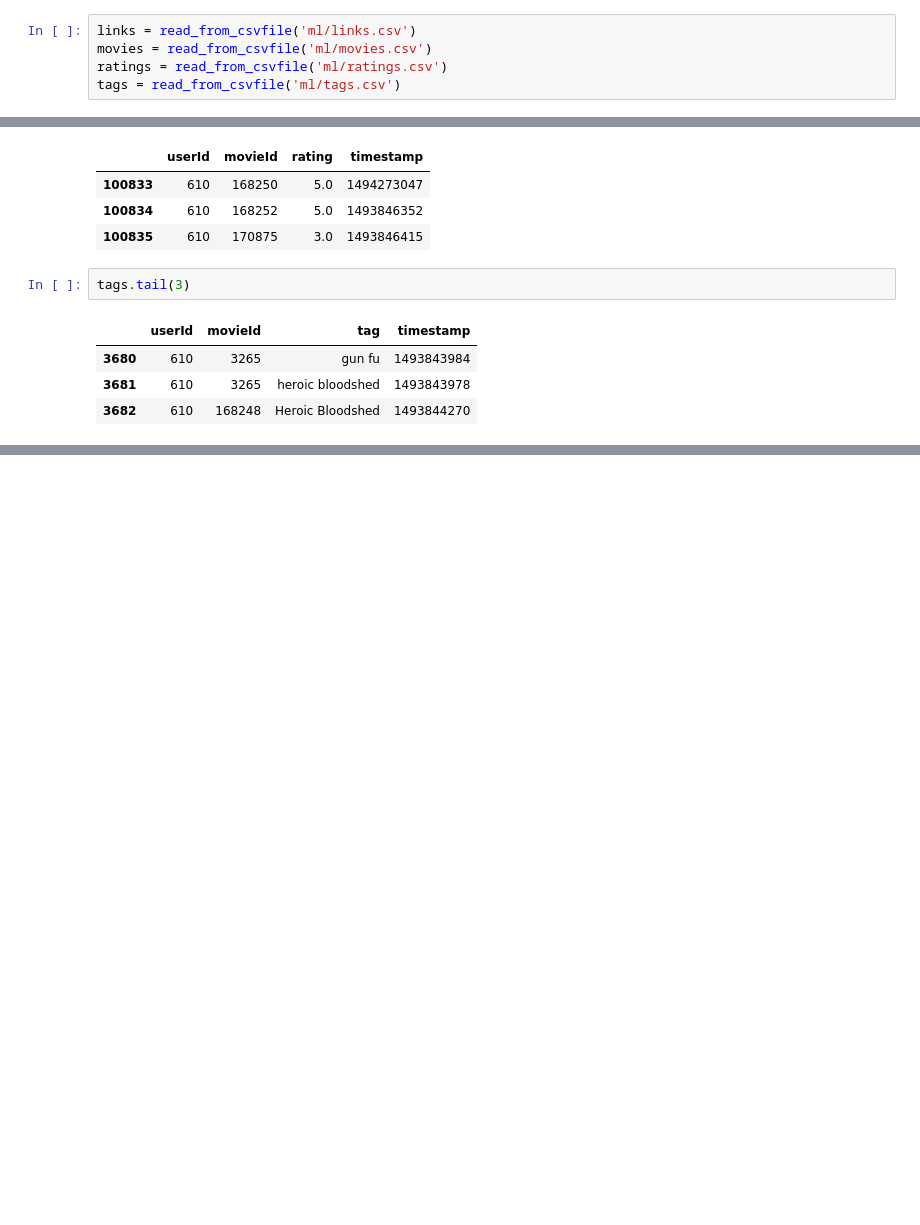
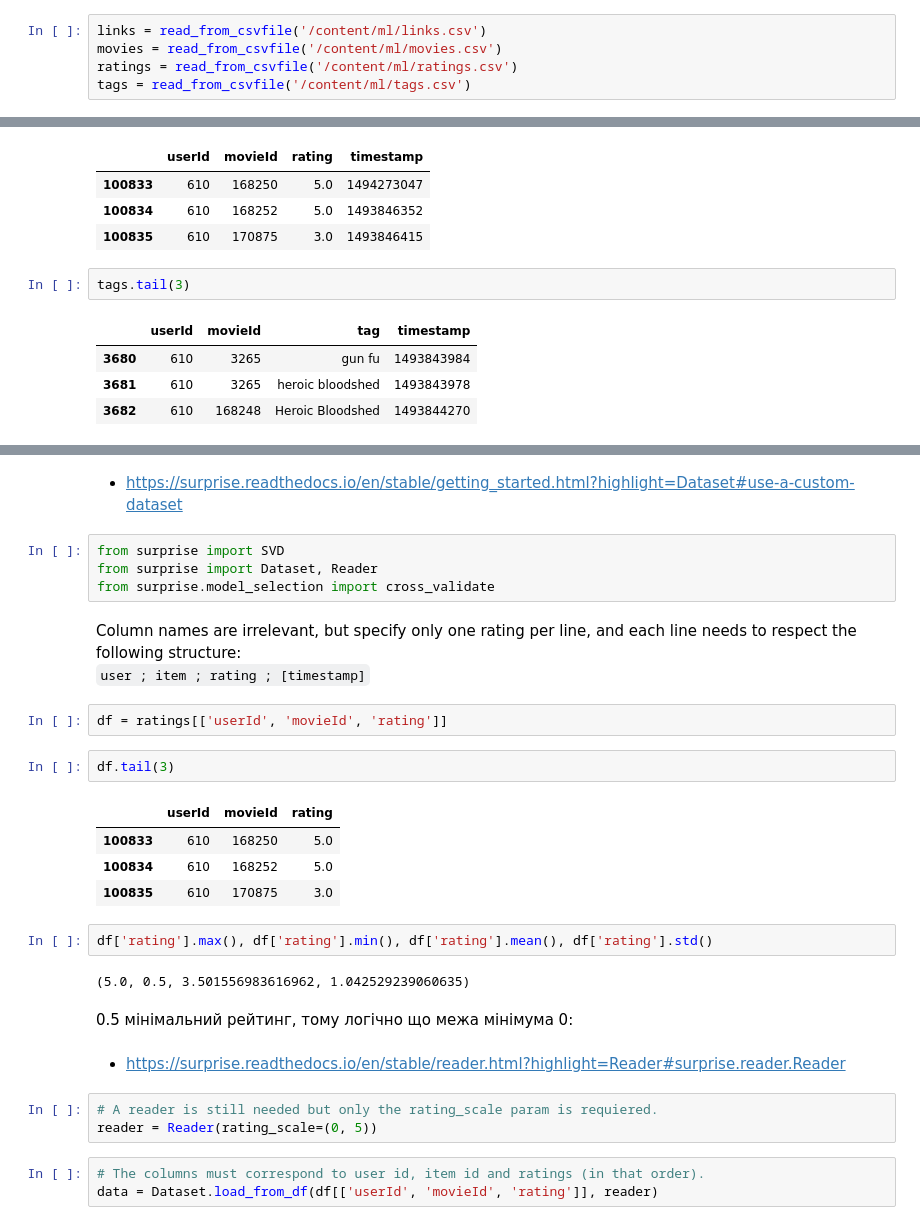
Before and after one commit to DenysTantsiura/datas, a Jupyter notebook: Hw_7/Hw7.ipynb, the cells around one changed output, grey strips where cells are left out. Drawn from its saved outputs; the diff is of its cells as text; blank space fills up the shorter version.

Commit message:
...still in ptogress...5

```diff
--- a/Hw_7/Hw7.ipynb
+++ b/Hw_7/Hw7.ipynb
@@ -39,10 +39,10 @@ def read_from_csvfile(file: Path) -> pd.DataFrame:
 
     return df
 # %%
-links = read_from_csvfile('ml/links.csv')
-movies = read_from_csvfile('ml/movies.csv')
-ratings = read_from_csvfile('ml/ratings.csv')
-tags = read_from_csvfile('ml/tags.csv')
+links = read_from_csvfile('/content/ml/links.csv')
+movies = read_from_csvfile('/content/ml/movies.csv')
+ratings = read_from_csvfile('/content/ml/ratings.csv')
+tags = read_from_csvfile('/content/ml/tags.csv')
 # %%
 links.tail(3)
 # %% [output]
@@ -320,0 +138,31 @@ initializations.
+# %% [markdown]
+- https://surprise.readthedocs.io/en/stable/getting_started.html?highlight=Dataset#use-a-custom-dataset
+# %%
+from surprise import SVD
+from surprise import Dataset, Reader
+from surprise.model_selection import cross_validate
+# %% [markdown]
+Column names are irrelevant, but specify only one rating per line, and each line needs to respect the following structure:<br> `user ; item ; rating ; [timestamp]`
+# %%
+df = ratings[['userId', 'movieId', 'rating']]
+# %%
+df.tail(3)
+# %% [output]
+|  | userId | movieId | rating |
+| 100833 | 610 | 168250 | 5.0 |
+| 100834 | 610 | 168252 | 5.0 |
+| 100835 | 610 | 170875 | 3.0 |
+# %%
+df['rating'].max(), df['rating'].min(), df['rating'].mean(), df['rating'].std()
+# %% [output]
+(5.0, 0.5, 3.501556983616962, 1.042529239060635)
+# %% [markdown]
+0.5 мінімальний рейтинг, тому логічно що межа мінімума 0:
+# %% [markdown]
+- https://surprise.readthedocs.io/en/stable/reader.html?highlight=Reader#surprise.reader.Reader
+# %%
+# A reader is still needed but only the rating_scale param is requiered.
+reader = Reader(rating_scale=(0, 5))
+# %%
+# The columns must correspond to user id, item id and ratings (in that order).
+data = Dataset.load_from_df(df[['userId', 'movieId', 'rating']], reader)
```
Also changed, not shown: parts of 48 cells of this notebook, 2 other files.
